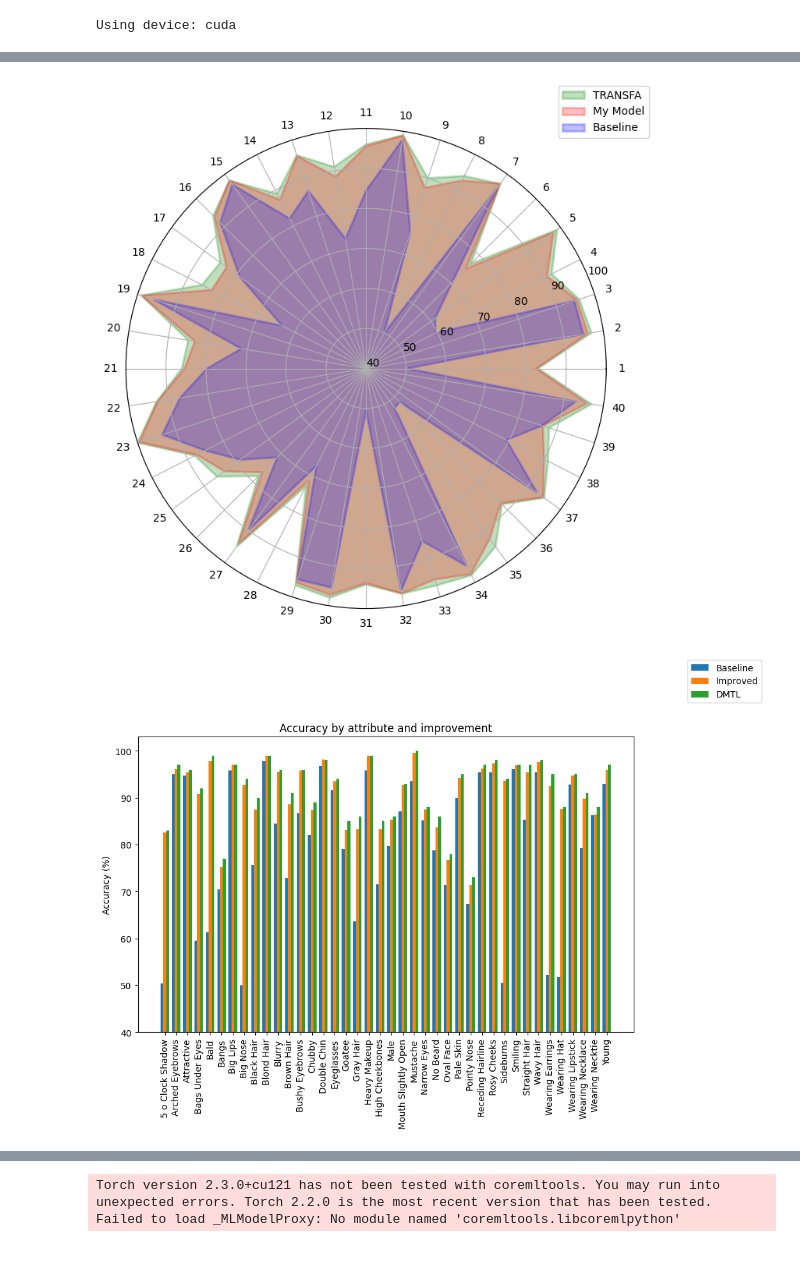
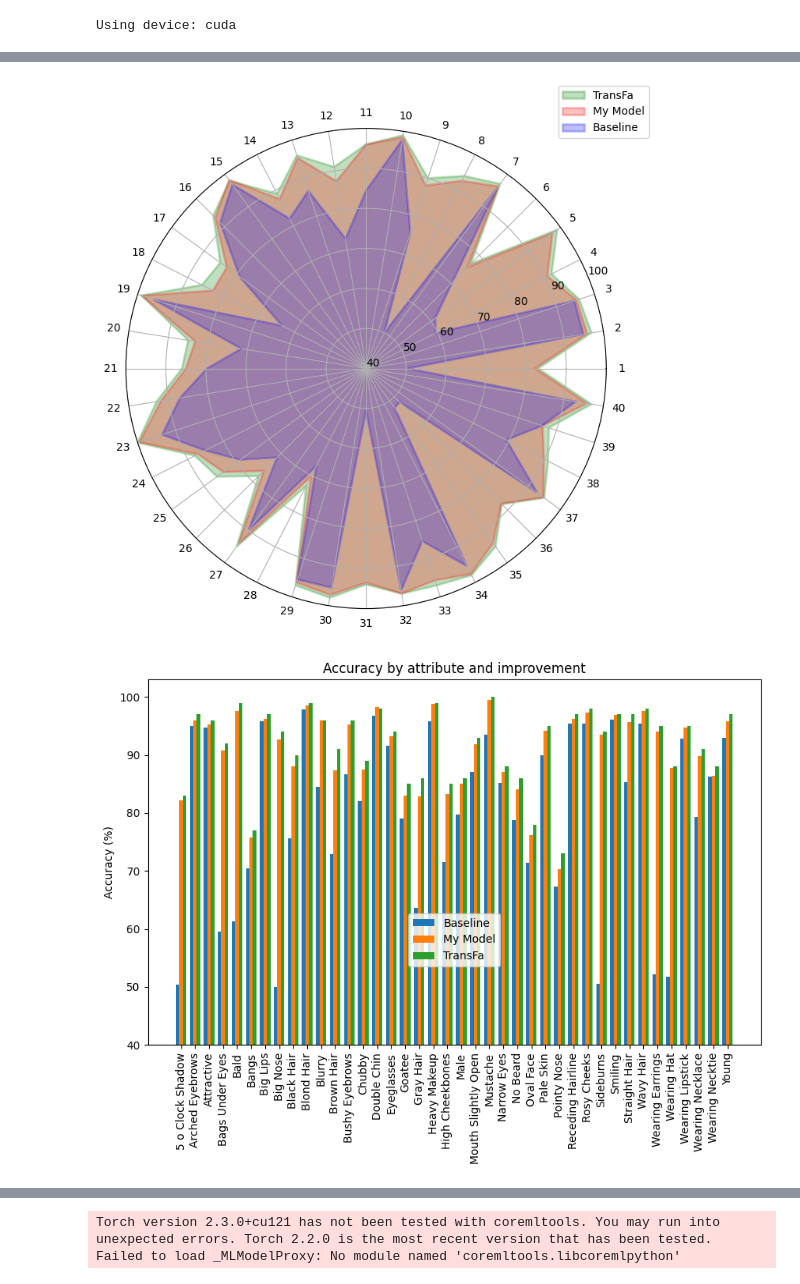
Before and after one commit to Cyanosite/Facial-Attribute-Recognition, a Jupyter notebook: model/solution.ipynb, the cells around one changed output, grey strips where cells are left out. Drawn from its saved outputs; the diff is of its cells as text; code cells hidden in the pictures; blank space fills up the shorter version.

Commit message:
updated charts

```diff
--- a/model/solution.ipynb
+++ b/model/solution.ipynb
@@ -381,39 +381,39 @@ ax.set_xticks(angles)
 ax.set_xticklabels([f"{i+1}" for i in range(len(labels))])  # Change labels to index+1
 
 
 # Add a legend to the polar plot
 ax.legend(
-    ["TRANSFA", "My Model", "Baseline"], loc="upper right", bbox_to_anchor=(1.1, 1.1)
+    ["TransFa", "My Model", "Baseline"], loc="upper right", bbox_to_anchor=(1.1, 1.1)
 )
 
 plt.show()
 
 
 improved = attribute_accuracy
 
 x = np.arange(len(labels))  # the label locations
 width = 0.25  # the width of the bars
 
 fig, ax = plt.subplots(figsize=(10, 6))
 rects1 = ax.bar(x - width, [i - 0.4 for i in baseline], width, label="Baseline")
-rects2 = ax.bar(x, [i - 0.4 for i in improved], width, label="Improved")
-rects3 = ax.bar(x + width, [i - 0.4 for i in TRANSFA], width, label="DMTL")
+rects2 = ax.bar(x, [i - 0.4 for i in improved], width, label="My Model")
+rects3 = ax.bar(x + width, [i - 0.4 for i in TRANSFA], width, label="TransFa")
 
 # Add some text for labels, title and custom x-axis tick labels, etc.
 ax.set_ylabel("Accuracy (%)")
 ax.set_title("Accuracy by attribute and improvement")
 ax.set_yticks([0, 0.1, 0.2, 0.3, 0.4, 0.5, 0.6])
 ax.set_yticklabels([40, 50, 60, 70, 80, 90, 100])
 ax.set_xticks(x)
 ax.set_xticklabels(labels, rotation=90)
 # Add a legend to the bar plot
-ax.legend(["Baseline", "Improved", "DMTL"], loc="lower left", bbox_to_anchor=(1.1, 1.1))
+ax.legend(["Baseline", "My Model", "TransFa"], loc='lower center', bbox_to_anchor=(0.5, 0.0))
 
 
 plt.show()
 # %% [output]
-[figure, old version]
+[figure, new version]
-[figure, old version]
+[figure, new version]
 # %%
 SAMPLE = 123
 
```
Also changed, not shown: parts of 4 cells of this notebook.
